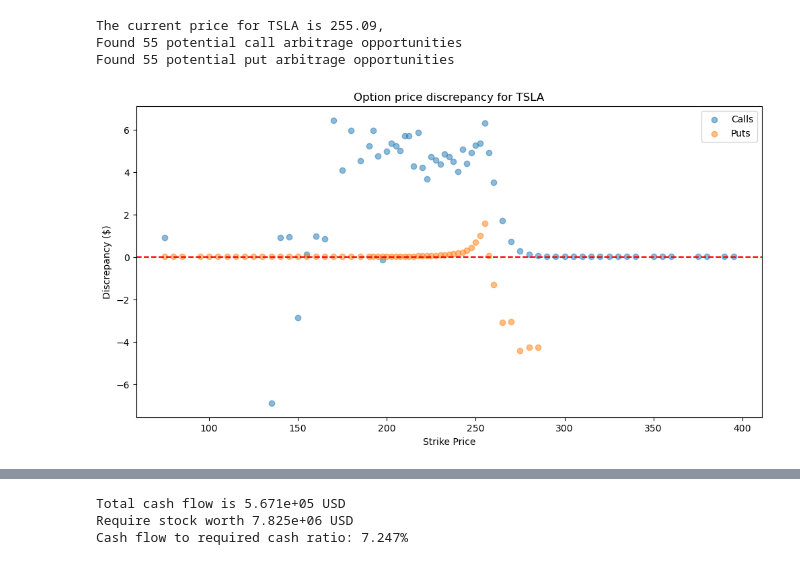
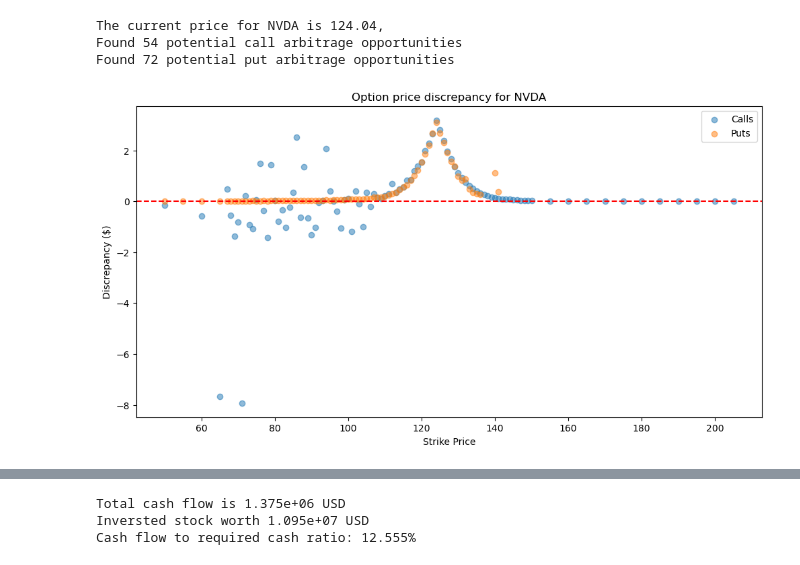
Before and after one commit to SzeLok0305/Finance_study, a Jupyter notebook: Options/Option_Theoretical_Arbitrage.ipynb, the cells around one changed output, grey strips where cells are left out. Drawn from its saved outputs; the diff is of its cells as text; code cells hidden in the pictures.

Commit message:
Include dividend in calculation

```diff
--- a/Options/Option_Theoretical_Arbitrage.ipynb
+++ b/Options/Option_Theoretical_Arbitrage.ipynb
@@ -9,20 +9,20 @@ import datetime
 today = datetime.date.today()
 from matplotlib.ticker import ScalarFormatter
 # %%
-def Black_Scholes_price(S, K, T, r, sigma, option_type): # assume dividend = 0
-    d1 = (np.log(S / K) + (r + 0.5 * sigma ** 2) * T) / (sigma * np.sqrt(T))
+def Black_Scholes_price(S, K, T, r, q, sigma, option_type):
+    d1 = (np.log(S / K) + (r - q + 0.5 * sigma ** 2) * T) / (sigma * np.sqrt(T))
     d2 = d1 - sigma * np.sqrt(T)
     if option_type == 'call':
-        option_price = S * norm.cdf(d1) - K * np.exp(-r * T) * norm.cdf(d2)
+        option_price = S * np.exp(-q * T) * norm.cdf(d1) - K * np.exp(-r * T) * norm.cdf(d2)
         delta = norm.cdf(d1)
     elif option_type == 'put':
-        option_price = K * np.exp(-r * T) * norm.cdf(-d2) - S * norm.cdf(-d1)
+        option_price = K * np.exp(-r * T) * norm.cdf(-d2) - S * np.exp(-q * T) * norm.cdf(-d1)
         delta = -norm.cdf(-d1)
     else:
         raise ValueError("Invalid option type. Use 'call' or 'put'.")
-    gamma = norm.pdf(d1) / (S * sigma * np.sqrt(T))
-    theta = -S * norm.pdf(d1) * sigma / (2 * np.sqrt(T)) - r * K * np.exp(-r * T) * norm.cdf(d2)
-    vega = S * norm.pdf(d1) * np.sqrt(T)
+    gamma = np.exp(-q * T) * norm.pdf(d1) / (S * sigma * np.sqrt(T))
+    theta = -S * norm.pdf(d1) * sigma / (2 * np.sqrt(T)) - r * K * np.exp(-r * T) * q * np.exp(-q * T) * norm.cdf(d2)
+    vega = S * np.exp(-q * T) * norm.pdf(d1) * np.sqrt(T)
 
     return option_price, delta, gamma, theta, vega
 # %%
@@ -36,7 +36,7 @@ def Get_rfr():
 # %%
 def find_arbitrage(ticker_symbol):
     ticker = yf.Ticker(ticker_symbol)
-    expiration = ticker.options[0]  # Get the closest option chain
+    expiration = ticker.options[1]  # Get the closest option chain
     option_chain = ticker.option_chain(expiration)
     calls = option_chain.calls
     #calls = calls[calls.openInterest >= 50]
@@ -48,13 +48,14 @@ def find_arbitrage(ticker_symbol):
 
     current_price = ticker.info['currentPrice']
     calls['CurrentPrice'] = current_price
+    dividends = ticker.dividends.iloc[-1] if not ticker.dividends.empty else 0
 
     risk_free_rate = Get_rfr()
     for df in [calls, puts]:
         df['TheoreticalPrice'],df['delta'],df['gamma'],df['theta'],df['vega'] = np.where(
             (df['openInterest'] > 50),
             Black_Scholes_price(current_price, df['strike'], (pd.Timestamp(expiration) - pd.Timestamp.now()).days / 365,
-                                        risk_free_rate, df['impliedVolatility'], df['contractType'].iloc[0]),
+                                        risk_free_rate, dividends, df['impliedVolatility'], df['contractType'].iloc[0]),
             np.nan
         )
     '''
@@ -91,22 +92,22 @@ def find_arbitrage(ticker_symbol):
 
     return significant_calls, significant_puts
 # %%
-Stock = "TSLA"
+Stock = "NVDA"
 significant_calls, significant_puts = find_arbitrage(Stock)
 all_options = pd.concat([significant_calls,significant_puts])
 
 # Display the top 5 arbitrage opportunities for calls and puts
 print("\nTop 5 Call Arbitrage Opportunities:")
 print('----------------------------------------')
 print(significant_calls.sort_values('Discrepancy', ascending=False).head(3))
 print("=======================================================================================")
 print("\nTop 5 Put Arbitrage Opportunities:")
 print('-----------------------------------------')
 print(significant_puts.sort_values('Discrepancy', ascending=False).head(3))
 # %% [output]
-The current price for TSLA is 255.09,
-Found 55 potential call arbitrage opportunities
-Found 55 potential put arbitrage opportunities
+The current price for NVDA is 124.04,
+Found 54 potential call arbitrage opportunities
+Found 72 potential put arbitrage opportunities
-[figure, old version]
+[figure, new version]
 Top 5 Call Arbitrage Opportunities:
 ----------------------------------------
@@ -145,14 +146,14 @@ def Create_Delta_hedging(options):
 
 Pi = Create_Delta_hedging(all_options)
 # %%
-Total_cash_flow = Pi['cash flow'].sum()
-Require_stock = Pi['stock worth'].sum()
+Total_cash_flow = Pi['cash flow'].sum() if not Pi.empty else 0
+Require_stock = Pi['stock invested'].sum() if not Pi.empty else 0
 print(f'Total cash flow is {Total_cash_flow:.3e} USD')
-print(f'Require stock worth {Require_stock:.3e} USD')
-print(f'Cash flow to required cash ratio: {Total_cash_flow/Require_stock*100:.3f}%')
+print(f'Inversted stock worth {Require_stock:.3e} USD')
+print(f'Cash flow to required cash ratio: {Total_cash_flow/Require_stock*100:.3f}%') if Require_stock != 0 else print("No arbitrage")
 # %% [output]
-Total cash flow is 5.671e+05 USD
-Require stock worth 7.825e+06 USD
-Cash flow to required cash ratio: 7.247%
+Total cash flow is 1.375e+06 USD
+Inversted stock worth 1.095e+07 USD
+Cash flow to required cash ratio: 12.555%
 # %%
 def Portfolio_risk(portfolio):
```
Also changed, not shown: parts of 3 cells of this notebook.
